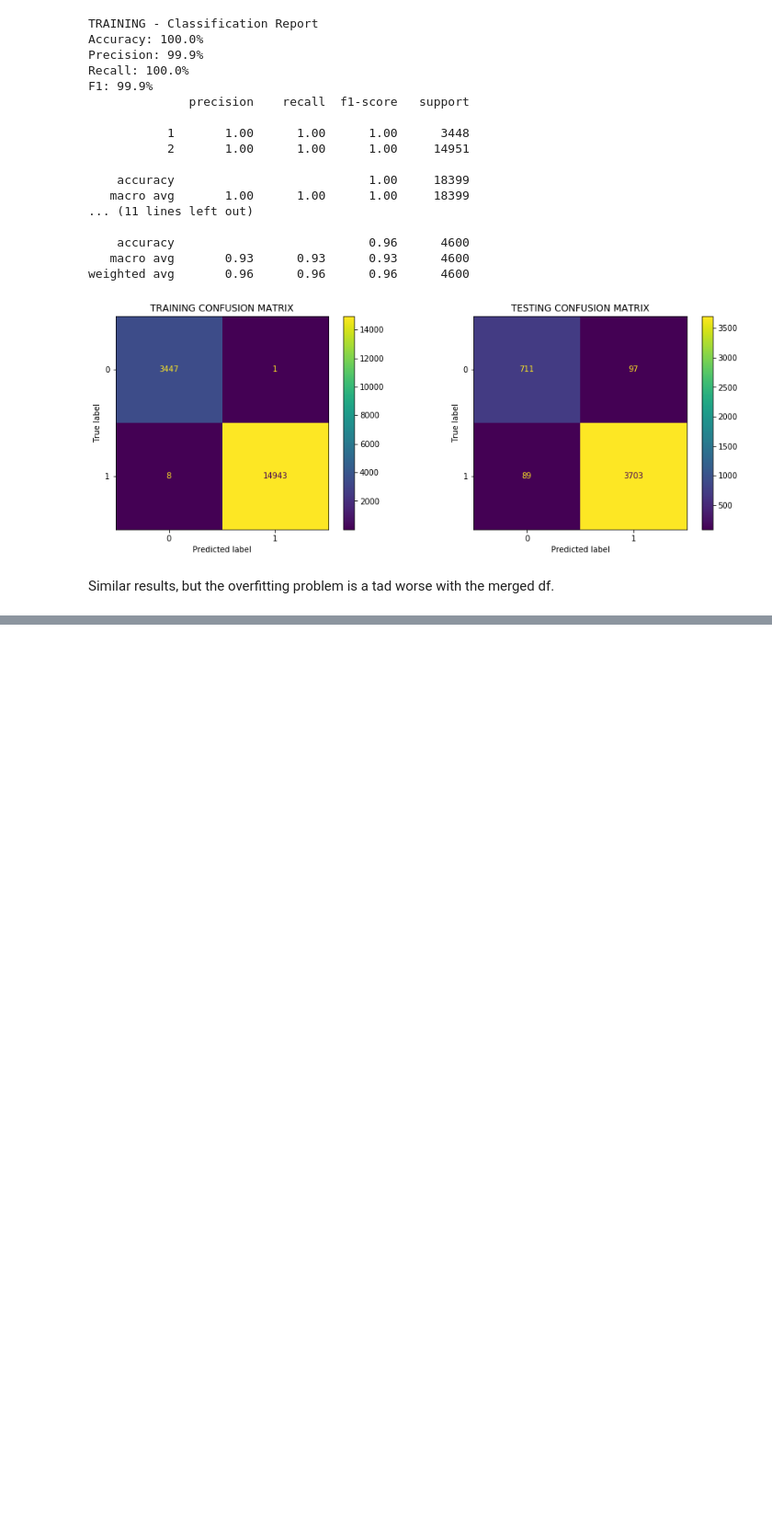
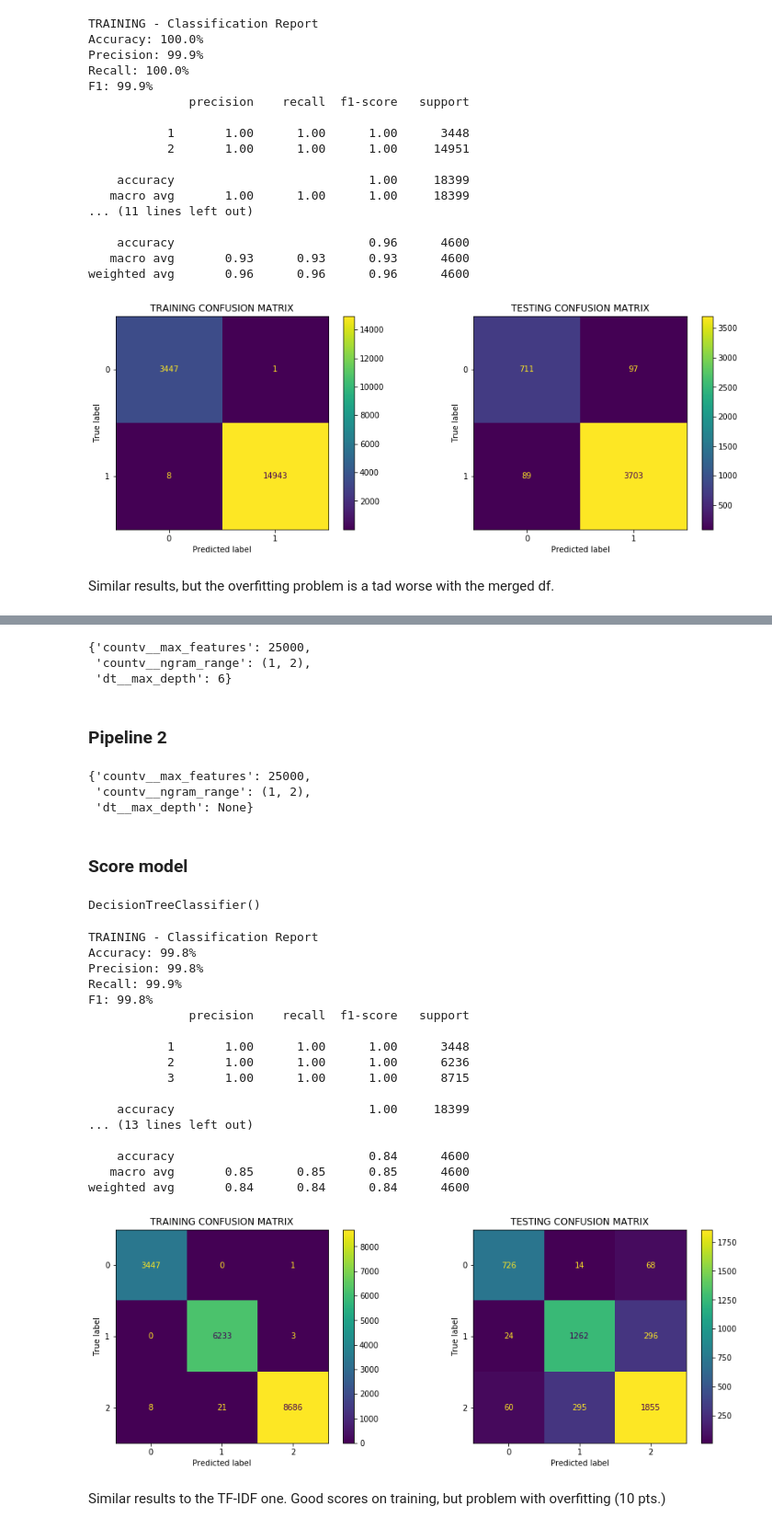
Before and after one commit to halpert3/reuters-nlp, a Jupyter notebook: 5-model_refinement.ipynb, the cells around one changed output, grey strips where cells are left out. Shown: that part at 92% size. Drawn from its saved outputs; the diff is of its cells as text; code cells hidden in the pictures; blank space fills up the shorter version.

```diff
--- a/5-model_refinement.ipynb
+++ b/5-model_refinement.ipynb
@@ -291,0 +380,16 @@ Similar results, but the overfitting problem is a tad worse with the merged df.
+# %%
+dt1_pipeline = Pipeline([('countv', CountVectorizer()),
+                         ('dt', DecisionTreeClassifier(random_state=123))])
+
+dt1_param_grid = {
+    'countv__ngram_range': [(1,1), (1,2)],
+    'countv__max_features': [5000, 10000, 25000],
+    'dt__max_depth': [6]
+}
+
+dt1_grid_search = GridSearchCV(estimator=dt1_pipeline,
+                               param_grid=dt1_param_grid,
+                               scoring='recall_macro',
+                               cv=3)
+# %%
+dt1_grid_search.fit(X_train, y_train)
@@ -291,0 +405,64 @@ Similar results, but the overfitting problem is a tad worse with the merged df.
+# %%
+dt1_grid_search.best_params_
+# %% [output]
+{'countv__max_features': 25000,
+ 'countv__ngram_range': (1, 2),
+ 'dt__max_depth': 6}
+# %% [markdown]
+### Pipeline 2
+# %%
+dt2_pipeline = Pipeline([('countv', CountVectorizer()),
+                         ('dt', DecisionTreeClassifier(random_state=123))])
+
+dt2_param_grid = {
+    'countv__ngram_range': [(1,2)],
+    'countv__max_features': [25000, 35000],
+    'dt__max_depth': [6, None]
+}
+
+dt2_grid_search = GridSearchCV(estimator=dt2_pipeline,
+                               param_grid=dt2_param_grid,
+                               scoring='recall_macro',
+                               cv=3)
+
+dt2_grid_search.fit(X_train, y_train)
+
+dt2_grid_search.best_params_
+# %% [output]
+{'countv__max_features': 25000,
+ 'countv__ngram_range': (1, 2),
+ 'dt__max_depth': None}
+# %% [markdown]
+### Score model
+# %%
+vectorizer = CountVectorizer(ngram_range=(1,2), max_features=25000)
+vect_X_train = vectorizer.fit_transform(X_train)
+vect_X_test = vectorizer.transform(X_test)
+
+dtree = DecisionTreeClassifier(max_depth=None)
+dtree.fit(vect_X_train, y_train)
+# %% [output]
+DecisionTreeClassifier()
+# %%
+run_model(dtree, vect_X_train, y_train, vect_X_test, y_test, 3)
+# %% [output]
+TRAINING - Classification Report
+Accuracy: 99.8%
+Precision: 99.8%
+Recall: 99.9%
+F1: 99.8%
+              precision    recall  f1-score   support
+
+           1       1.00      1.00      1.00      3448
+           2       1.00      1.00      1.00      6236
+           3       1.00      1.00      1.00      8715
+
+    accuracy                           1.00     18399
+... (13 lines left out)
+
+    accuracy                           0.84      4600
+   macro avg       0.85      0.85      0.85      4600
+weighted avg       0.84      0.84      0.84      4600
+[figure, added]
+# %% [markdown]
+Similar results to the TF-IDF one. Good scores on training, but problem with overfitting (10 pts.)
```
Also changed, not shown: parts of 33 cells of this notebook.
